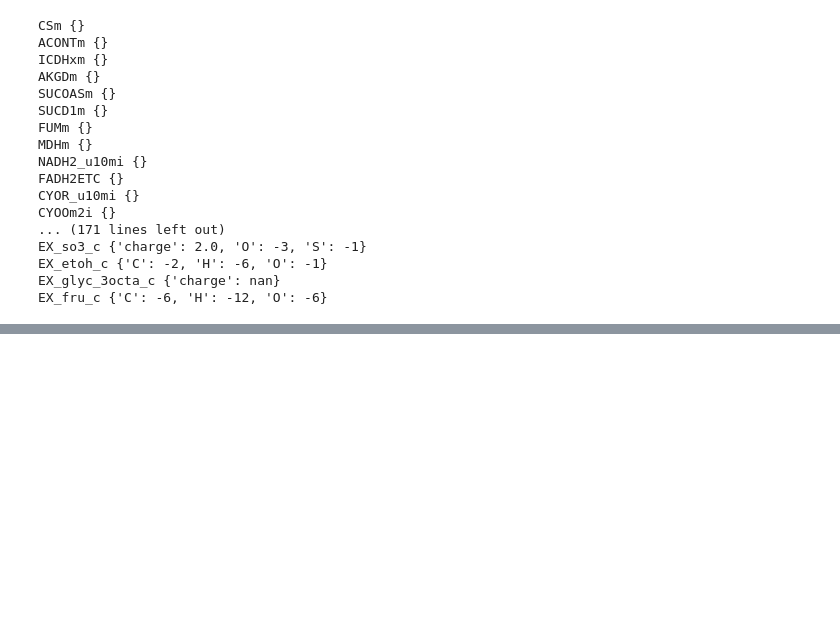
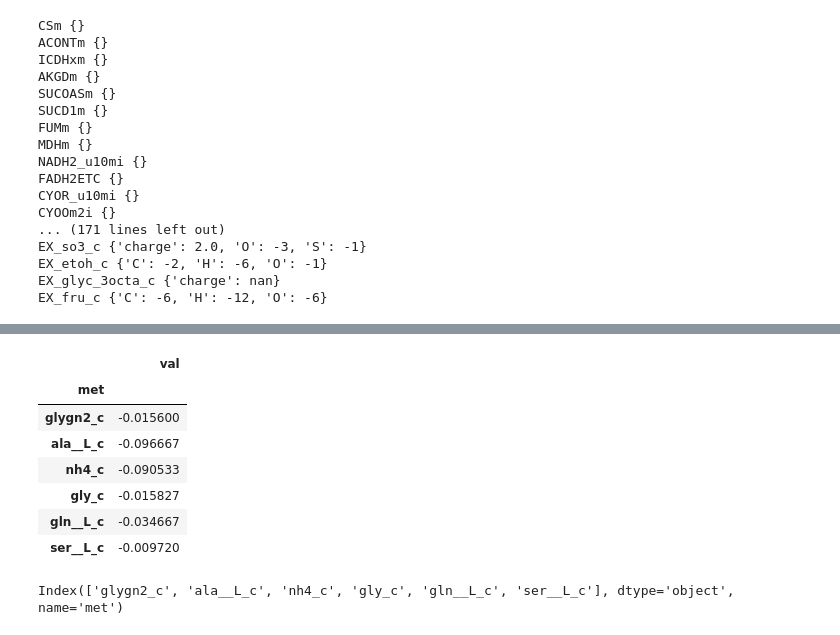
Before and after one commit to Sicily-maker/LiverModel, a Jupyter notebook: 0.0.1_big_core_model_FBA.ipynb, the cells around one changed output, grey strips where cells are left out. Drawn from its saved outputs; the diff is of its cells as text; code cells hidden in the pictures; blank space fills up the shorter version.

```diff
--- a/0.0.1_big_core_model_FBA.ipynb
+++ b/0.0.1_big_core_model_FBA.ipynb
@@ -169,0 +181,33 @@ Name: fluxes, Length: 187, dtype: float64
+# %%
+#Function to load data from the excel sheet
+def load_data(filepath, sheet_name):
+    """Load Liver data from an excel sheet"""
+    df = pd.read_excel(engine='openpyxl',
+        io=filepath,
+        sheet_name=sheet_name,
+        index_col=0)
+    return df
+# %%
+#Compare Results
+excel_ic = os.path.join(data_dir,"Fluxes_Data.xlsx")
+# ic_df = pd.read_csv(csv_ic)
+# ic_df.set_index()
+fluxes = load_data(
+    filepath=excel_ic,
+    sheet_name="Model_data"
+    )
+# ic_info_all.reset_index(level='ID', col_level=1, inplace=True)
+fluxes
+# %% [output]
+|  | val |
+| met |  |
+| glygn2_c | -0.015600 |
+| ala__L_c | -0.096667 |
+| nh4_c | -0.090533 |
+| gly_c | -0.015827 |
+| gln__L_c | -0.034667 |
+| ser__L_c | -0.009720 |
+# %%
+fluxes.index
+# %% [output]
+Index(['glygn2_c', 'ala__L_c', 'nh4_c', 'gly_c', 'gln__L_c', 'ser__L_c'], dtype='object', name='met')
```
Also changed, not shown: parts of 13 cells of this notebook, 1 other file.
